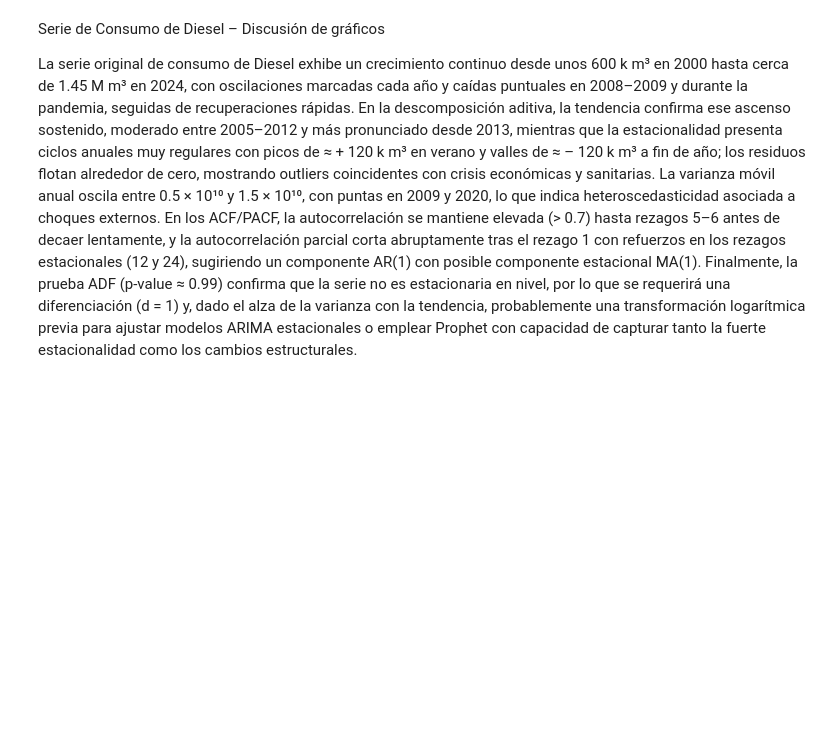
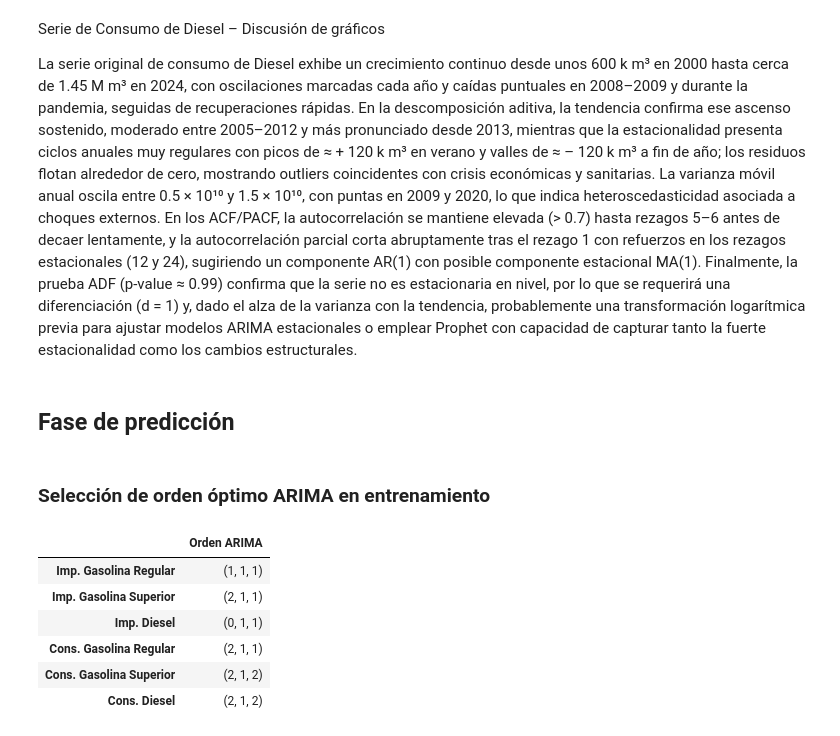
Before and after one commit to Diegoval-Dev/DC-Lab1, a Jupyter notebook: series-de-tiempo.ipynb, the cells around one changed output. Saved outputs shown, nothing was run; the diff lists cells and outputs as text; code cells hidden in the pictures; blank space fills up the shorter version.

```diff
--- a/series-de-tiempo.ipynb
+++ b/series-de-tiempo.ipynb
@@ -703,3 +703,52 @@ p-value: 0.9861858942963562
 Serie de Consumo de Diesel – Discusión de gráficos
 
 La serie original de consumo de Diesel exhibe un crecimiento continuo desde unos 600 k m³ en 2000 hasta cerca de 1.45 M m³ en 2024, con oscilaciones marcadas cada año y caídas puntuales en 2008–2009 y durante la pandemia, seguidas de recuperaciones rápidas. En la descomposición aditiva, la tendencia confirma ese ascenso sostenido, moderado entre 2005–2012 y más pronunciado desde 2013, mientras que la estacionalidad presenta ciclos anuales muy regulares con picos de ≈ + 120 k m³ en verano y valles de ≈ – 120 k m³ a fin de año; los residuos flotan alrededor de cero, mostrando outliers coincidentes con crisis económicas y sanitarias. La varianza móvil anual oscila entre 0.5 × 10¹⁰ y 1.5 × 10¹⁰, con puntas en 2009 y 2020, lo que indica heteroscedasticidad asociada a choques externos. En los ACF/PACF, la autocorrelación se mantiene elevada (> 0.7) hasta rezagos 5–6 antes de decaer lentamente, y la autocorrelación parcial corta abruptamente tras el rezago 1 con refuerzos en los rezagos estacionales (12 y 24), sugiriendo un componente AR(1) con posible componente estacional MA(1). Finalmente, la prueba ADF (p‑value ≈ 0.99) confirma que la serie no es estacionaria en nivel, por lo que se requerirá una diferenciación (d = 1) y, dado el alza de la varianza con la tendencia, probablemente una transformación logarítmica previa para ajustar modelos ARIMA estacionales o emplear Prophet con capacidad de capturar tanto la fuerte estacionalidad como los cambios estructurales.
+# %% [markdown]
+## Fase de predicción
+# %%
+for df in (df_imp, df_cons):
+    if 'fecha' in df.columns:
+        df['fecha'] = pd.to_datetime(df['fecha'], dayfirst=True, errors='coerce')
+        df.dropna(subset=['fecha'], inplace=True)
+        df.set_index('fecha', inplace=True)
+    else:
+        df.index = pd.to_datetime(df.index, dayfirst=True, errors='coerce')
+
+series = {
+    'Imp. Gasolina Regular':  df_imp['gasolina regular'].resample('M').mean().dropna(),
+    'Imp. Gasolina Superior':  df_imp['gasolina superior'].resample('M').mean().dropna(),
+    'Imp. Diesel':            df_imp['diesel'].resample('M').mean().dropna(),
+    'Cons. Gasolina Regular': df_cons['gasolina regular'].resample('M').mean().dropna(),
+    'Cons. Gasolina Superior':df_cons['gasolina superior'].resample('M').mean().dropna(),
+    'Cons. Diesel':           df_cons['diesel'].resample('M').mean().dropna(),
+}
+
+test_periods = 36
+# %% [markdown]
+### Selección de orden óptimo ARIMA en entrenamiento
+# %%
+best_orders = {}
+for name, ts in series.items():
+    train = ts.iloc[:-test_periods]
+    best_aic = np.inf
+    best_order = (1,1,1)
+    for p in range(0, 3):
+        for q in range(0, 3):
+            try:
+                model = ARIMA(train, order=(p, 1, q)).fit()
+                if model.aic < best_aic:
+                    best_aic = model.aic
+                    best_order = (p, 1, q)
+            except:
+                continue
+    best_orders[name] = best_order
+
+pd.Series(best_orders, name='Orden ARIMA').to_frame()
+# %% [output]
+|  | Orden ARIMA |
+| Imp. Gasolina Regular | (1, 1, 1) |
+| Imp. Gasolina Superior | (2, 1, 1) |
+| Imp. Diesel | (0, 1, 1) |
+| Cons. Gasolina Regular | (2, 1, 1) |
+| Cons. Gasolina Superior | (2, 1, 2) |
+| Cons. Diesel | (2, 1, 2) |
```
Also changed, not shown: parts of 12 cells of this notebook.
